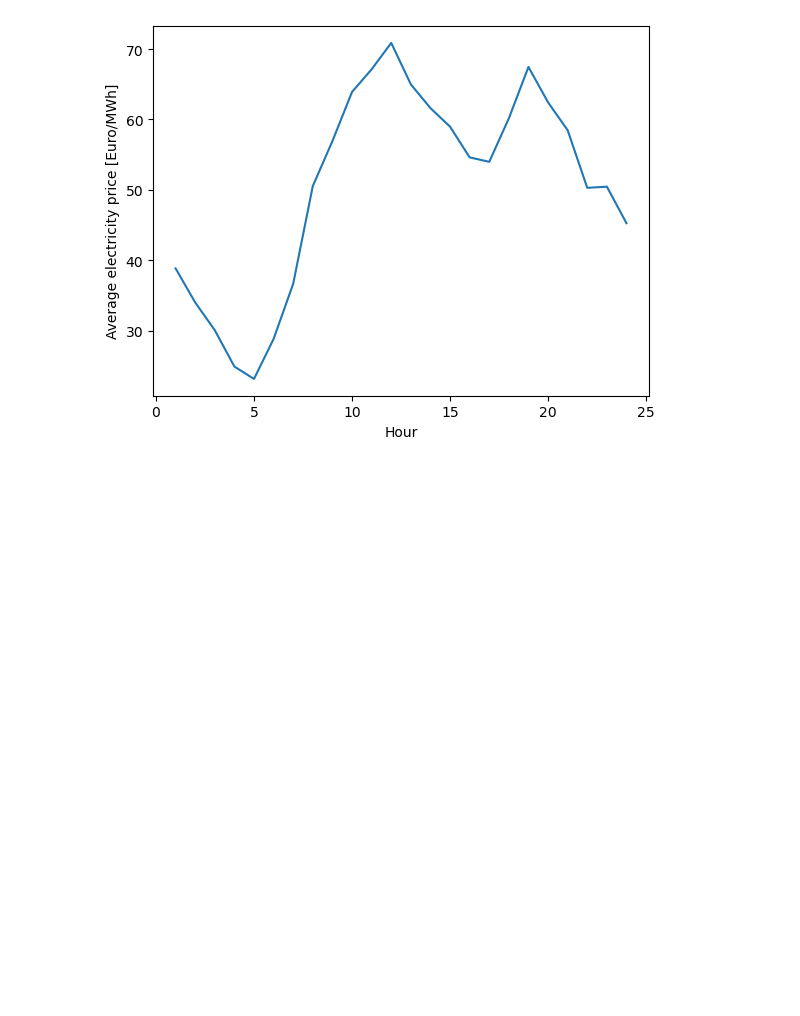
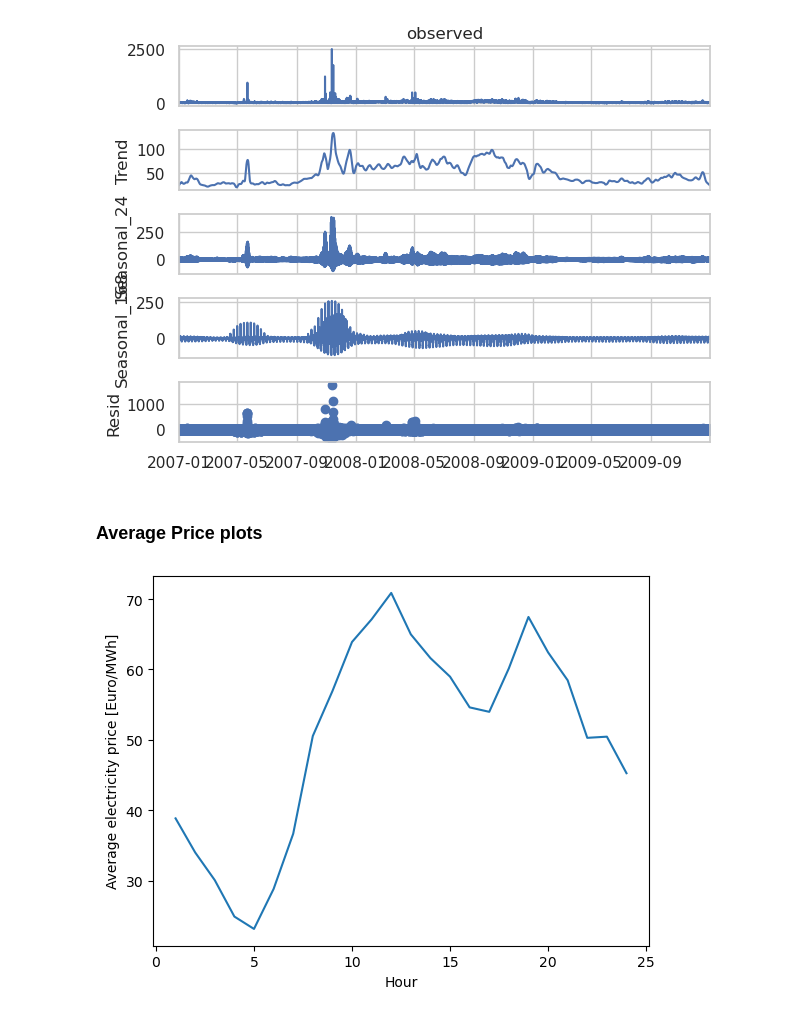
Before and after one commit to aeli3/RL-Project-2024, a Jupyter notebook: Visualisation.ipynb, the cells around one changed output. Saved outputs shown, nothing was run; the diff lists cells and outputs as text; code cells hidden in the pictures; blank space fills up the shorter version.

```diff
--- a/Visualisation.ipynb
+++ b/Visualisation.ipynb
@@ -66,4 +124,21 @@ plt.show()
 # %%
-train.shape
-indices = train[train['daily average']>250].index #maybe remove these
-train=train.drop(indices)
+# Melt dataframe
+melted_df = pd.melt(train, id_vars=['PRICES', 'month', 'day', 'year', 'day of week'],
+                    var_name='Hour', value_name='Price')
+
+# Extract Hour
+melted_df['Hour'] = melted_df['Hour'].str.extract('(\d+)')
+
+# Change to numeric
+melted_df['Hour'] = pd.to_numeric(melted_df['Hour']) - 1
+
+# Combine 'PRICES' and 'Hour'
+melted_df['Date'] = pd.to_datetime(melted_df['PRICES']) + pd.to_timedelta(melted_df['Hour'], unit='h')
+
+# Keep only the 'Date' and 'Price' columns
+final_df = melted_df[['Date', 'Price']]
+
+final_df.sort_values(by='Date', inplace=True)
+final_df.set_index('Date', inplace=True)
+
+final_df
@@ -69,0 +164,13 @@ train=train.drop(indices)
+# %%
+from statsmodels.tsa.seasonal import MSTL
+
+stl_kwargs = {"seasonal_deg": 0}
+mstl = MSTL(final_df, periods=(24, 24*7), stl_kwargs=stl_kwargs)
+res_mstl = mstl.fit()
+# %%
+ax = res_mstl.plot()
+plt.tight_layout()
+# %% [output]
+[figure, added]
+# %% [markdown]
+### Average Price plots
```
Also changed, not shown: parts of 9 cells of this notebook.
